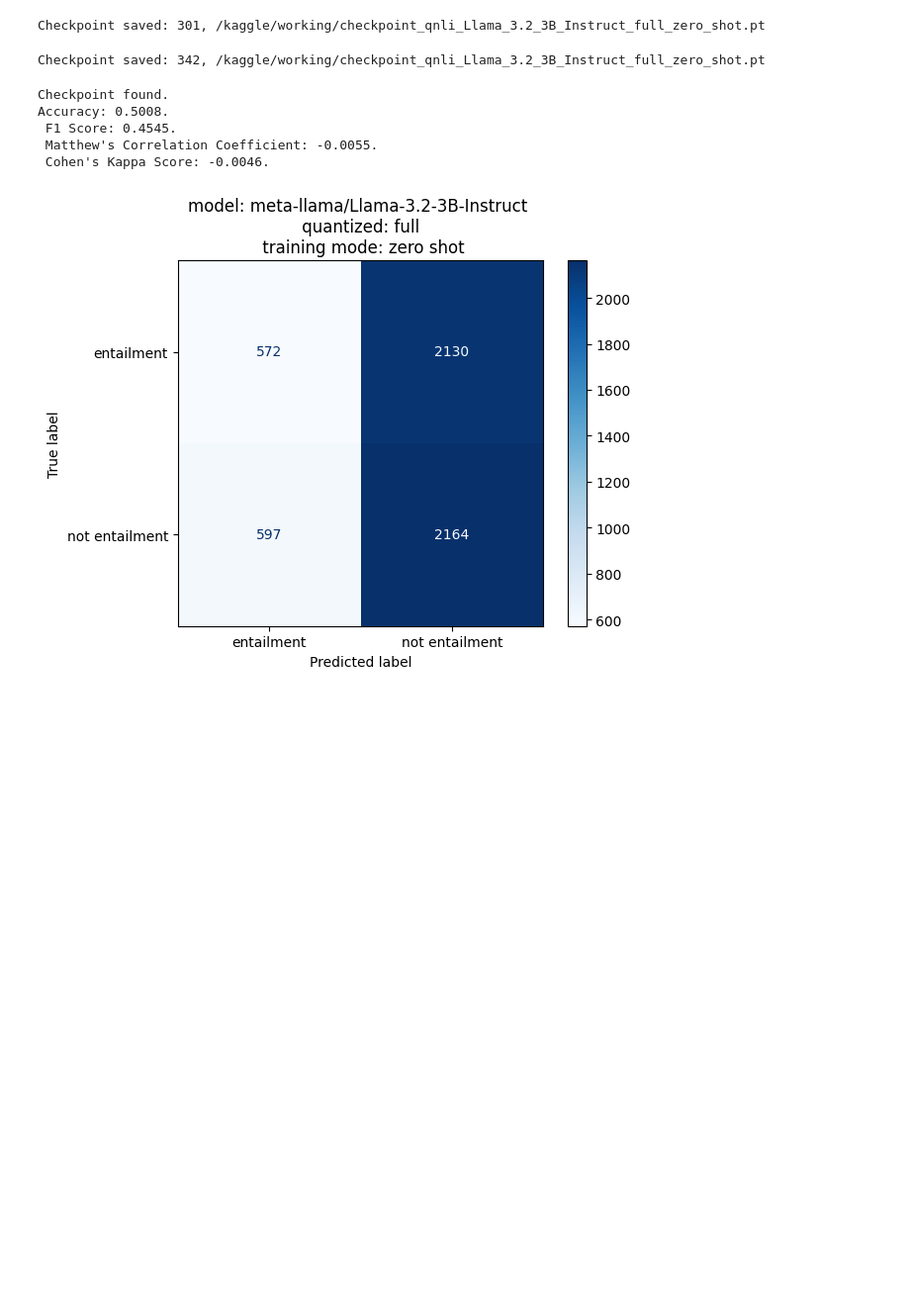
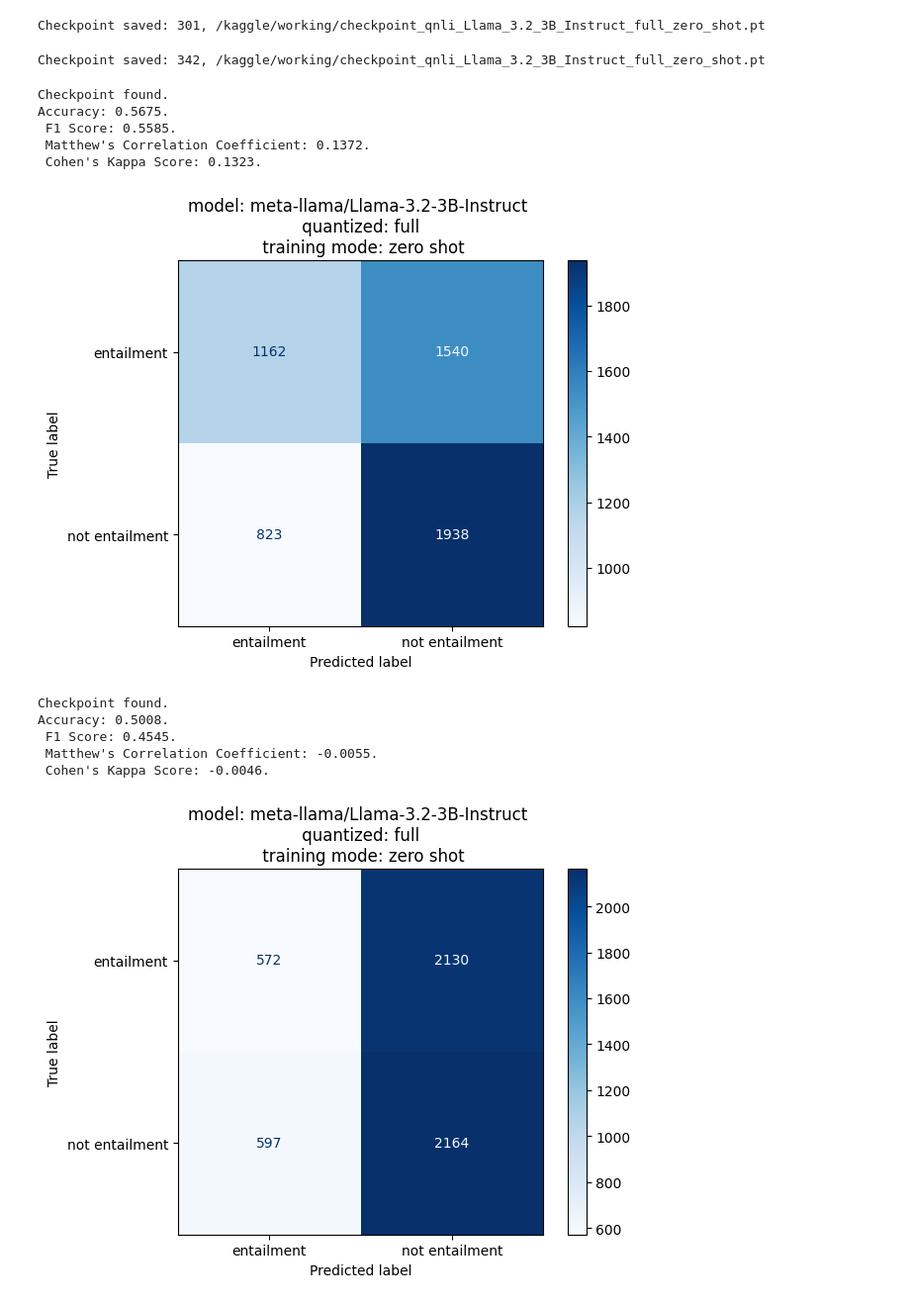
Before and after one commit to GeorgeDikaios/NLI-LLM-Study, a Jupyter notebook: Notebooks/QNLI_Notebooks/QNLI_Llama_3.2_3B_Instruct/Zero-Shot/QNLI_Llama_3.2_3B_Instruct_full_zero_shot.ipynb, the cells around one changed output. Shown at 99% size. Saved outputs shown, nothing was run; the diff lists cells and outputs as text; code cells hidden in the pictures; blank space fills up the shorter version.

Commit message:
fix padding, update use of batches, update results

```diff
--- a/Notebooks/QNLI_Notebooks/QNLI_Llama_3.2_3B_Instruct/Zero-Shot/QNLI_Llama_3.2_3B_Instruct_full_zero_shot.ipynb
+++ b/Notebooks/QNLI_Notebooks/QNLI_Llama_3.2_3B_Instruct/Zero-Shot/QNLI_Llama_3.2_3B_Instruct_full_zero_shot.ipynb
@@ -200,6 +208,17 @@ Checkpoint saved: 201, /kaggle/working/checkpoint_qnli_Llama_3.2_3B_Instruct_ful
 Checkpoint saved: 251, /kaggle/working/checkpoint_qnli_Llama_3.2_3B_Instruct_full_zero_shot.pt
 Checkpoint saved: 301, /kaggle/working/checkpoint_qnli_Llama_3.2_3B_Instruct_full_zero_shot.pt
 Checkpoint saved: 342, /kaggle/working/checkpoint_qnli_Llama_3.2_3B_Instruct_full_zero_shot.pt
+# %%
+# Calculate metrics after padding fix and max_length=200
+predicted_labels, gold_labels, batch = utils.load_checkpoint(checkpoint_path)
+utils.evaluate_metrics(predicted_labels=predicted_labels, gold_labels=gold_labels, params=global_params)
+# %% [output]
+Checkpoint found.
+Accuracy: 0.5675.
+ F1 Score: 0.5585.
+ Matthew's Correlation Coefficient: 0.1372.
+ Cohen's Kappa Score: 0.1323.
+[figure, added]
 # %%
 # Calculate metrics
 predicted_labels, gold_labels, batch = utils.load_checkpoint(checkpoint_path)
```
Also changed, not shown: parts of 3 cells of this notebook, 21 other files.
